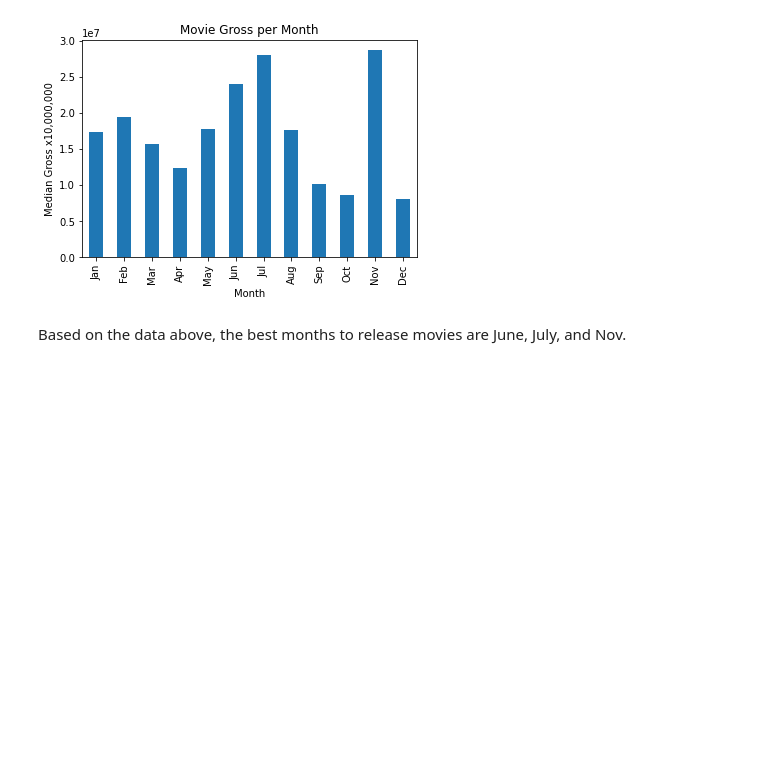
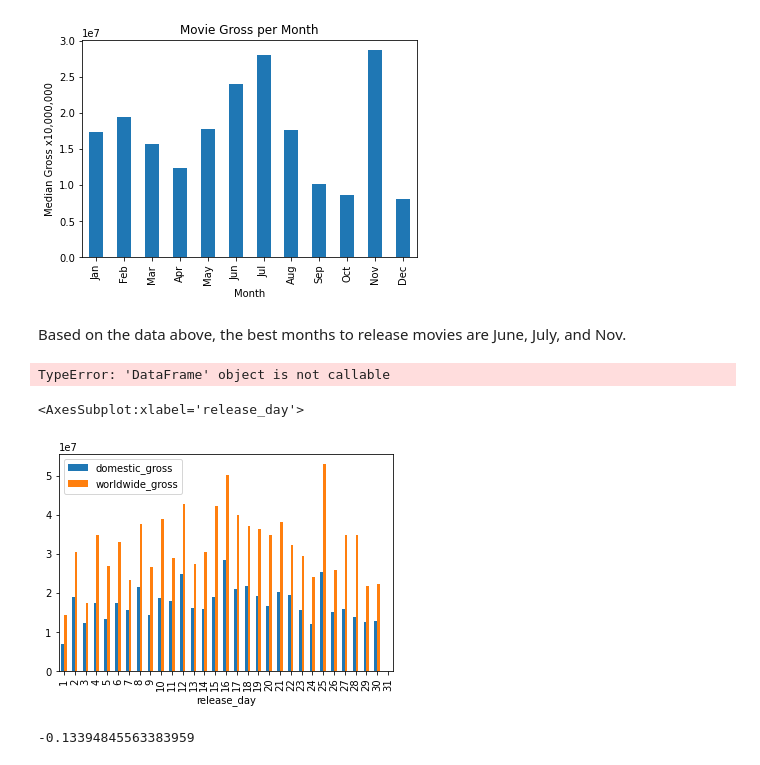
Before and after one commit to klsalcedo/microsoft_movie_analysis, a Jupyter notebook: ks_dataclean.ipynb, the cells around one changed output. Cells and saved outputs as stored; diff of their text form; code cells hidden in the pictures; blank space fills up the shorter version.

```diff
--- a/ks_dataclean.ipynb
+++ b/ks_dataclean.ipynb
@@ -201,3 +242,21 @@ plt.xlabel('Month');
 [figure]
 # %% [markdown]
 Based on the data above, the best months to release movies are June, July, and Nov.
+# %%
+adjusted.loc[adjusted('release_month')==['Jun']]
+# %% [output]
+TypeError: 'DataFrame' object is not callable
+# %%
+dates = adjusted.groupby('release_day').median()
+dates.drop(['id','production_budget','release_year'], axis=1, inplace=True)
+# %%
+dates.plot(kind='bar')
+# %% [output]
+<AxesSubplot:xlabel='release_day'>
+[figure, added]
+# %%
+dates.reset_index(inplace=True)
+r = dates['release_day'].corr(dates['domestic_gross'])
+r
+# %% [output]
+-0.13394845563383959
```
Also changed, not shown: parts of 14 cells of this notebook.
